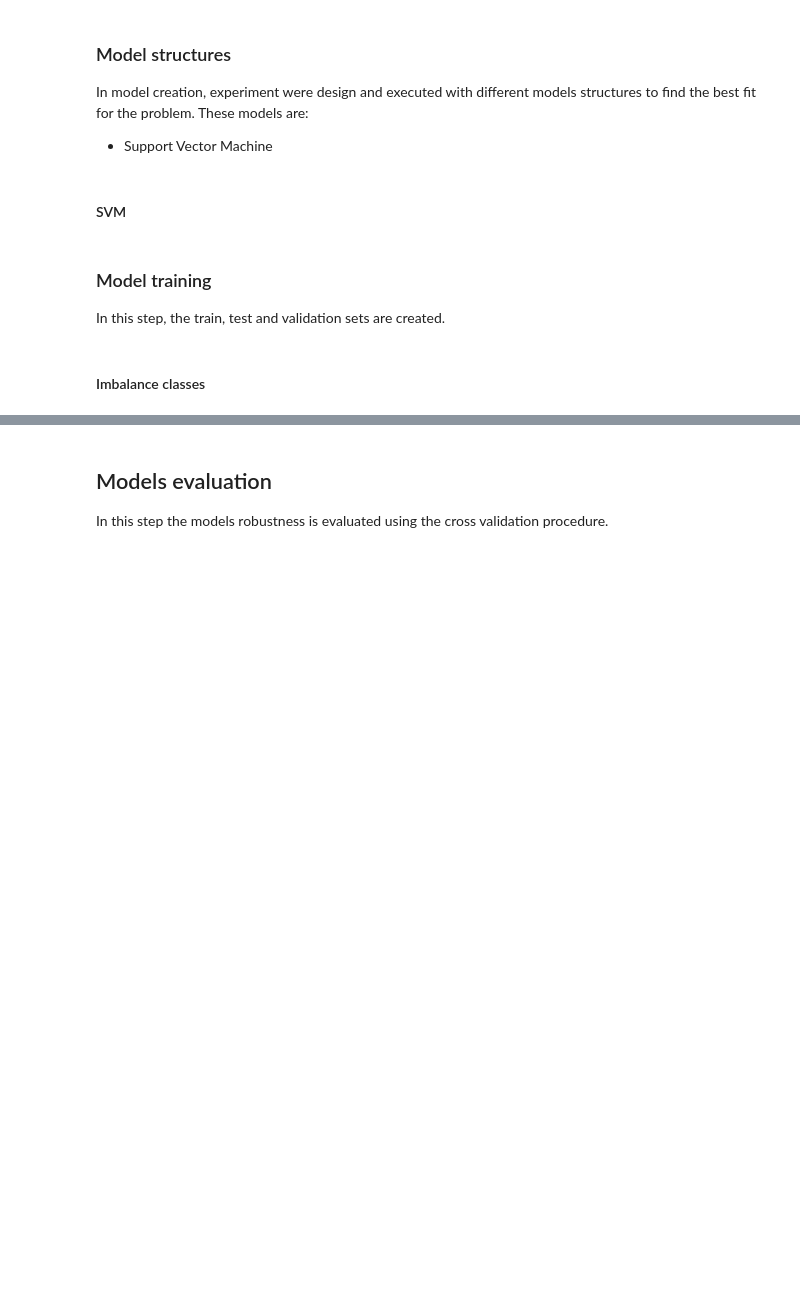
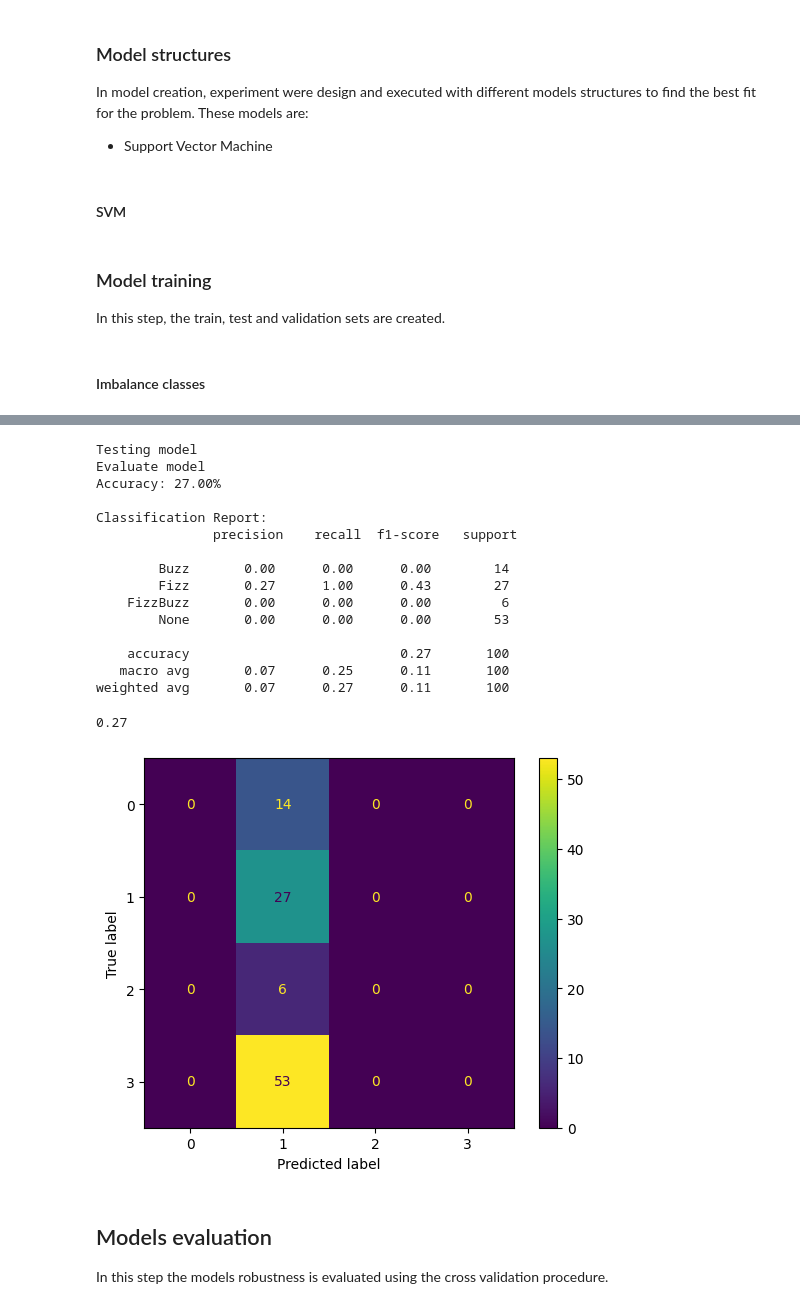
Before and after one commit to avillalon-dev/DataScienceChallenge, a Jupyter notebook: ML Classification/fizzbuzz_notebook.ipynb, the cells around one changed output, grey strips where cells are left out. Cells and saved outputs as stored; diff of their text form; code cells hidden in the pictures; blank space fills up the shorter version.

```diff
--- a/ML Classification/fizzbuzz_notebook.ipynb
+++ b/ML Classification/fizzbuzz_notebook.ipynb
@@ -245,3 +249,25 @@ cmD.plot()
+# %%
+set_length = 100
+features, labels = loader.load_data('original', set_length, return_df=False)
+test_estimator(svm_classifier, features, labels)
+# %% [output]
+Testing model
+Evaluate model
+Accuracy: 27.00%
+
+Classification Report:
+               precision    recall  f1-score   support
+
+        Buzz       0.00      0.00      0.00        14
+        Fizz       0.27      1.00      0.43        27
+    FizzBuzz       0.00      0.00      0.00         6
+        None       0.00      0.00      0.00        53
+
+    accuracy                           0.27       100
+   macro avg       0.07      0.25      0.11       100
+weighted avg       0.07      0.27      0.11       100
+0.27
+[figure, added]
 # %% [markdown]
 
 ## Models evaluation
```
Also changed, not shown: parts of 14 cells of this notebook, 3 other files.
